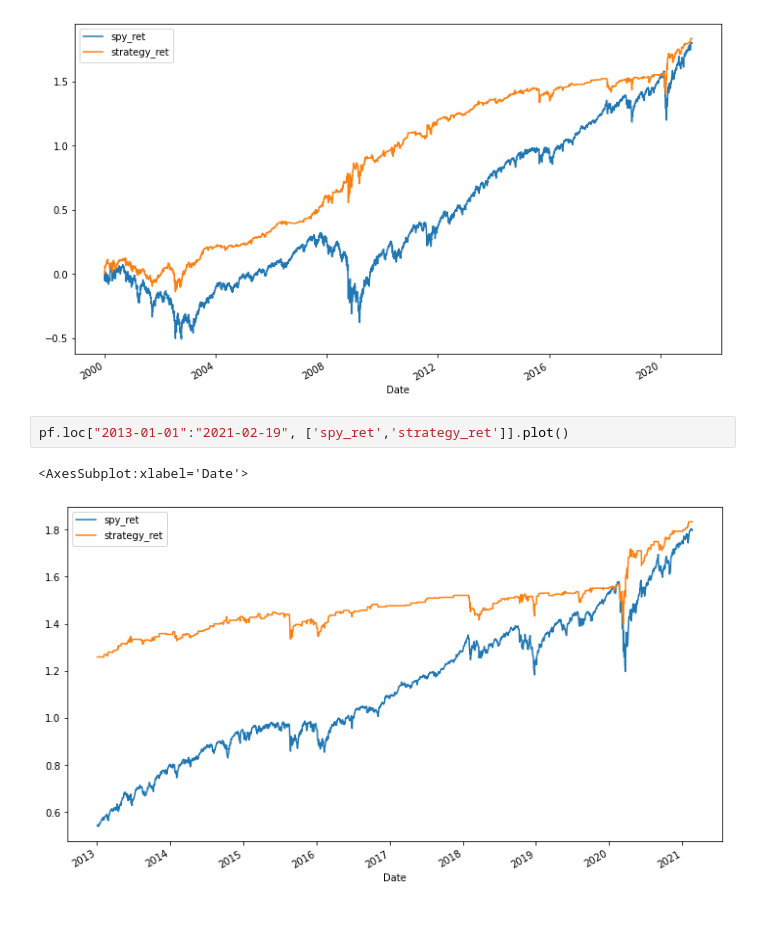
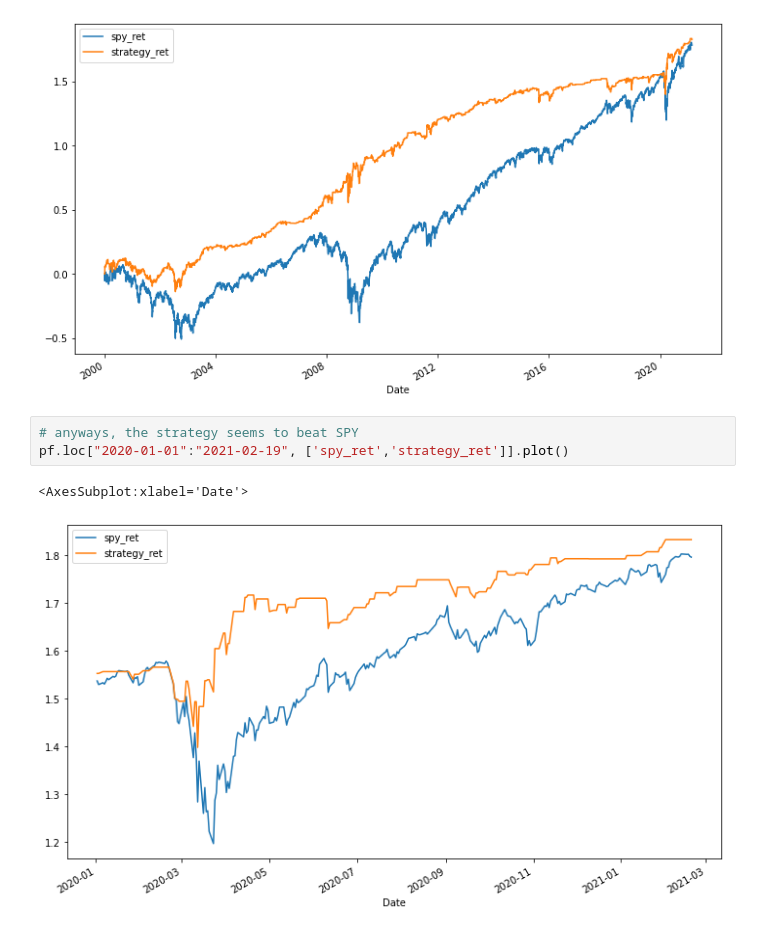
Before and after one commit to ooddaa/tradingAlgos, a Jupyter notebook: aroussi/1webinar.ipynb, the cells around one changed output. Cells and saved outputs as stored; diff of their text form.

```diff
--- a/aroussi/1webinar.ipynb
+++ b/aroussi/1webinar.ipynb
@@ -313,7 +315,8 @@ pf[['spy_ret','strategy_ret']].plot()
 <AxesSubplot:xlabel='Date'>
 [figure]
 # %%
-pf.loc["2013-01-01":"2021-02-19", ['spy_ret','strategy_ret']].plot()
+# anyways, the strategy seems to beat SPY
+pf.loc["2020-01-01":"2021-02-19", ['spy_ret','strategy_ret']].plot()
 # %% [output]
 <AxesSubplot:xlabel='Date'>
-[figure, old version]
+[figure, new version]
```
Also changed, not shown: parts of 14 cells of this notebook.
